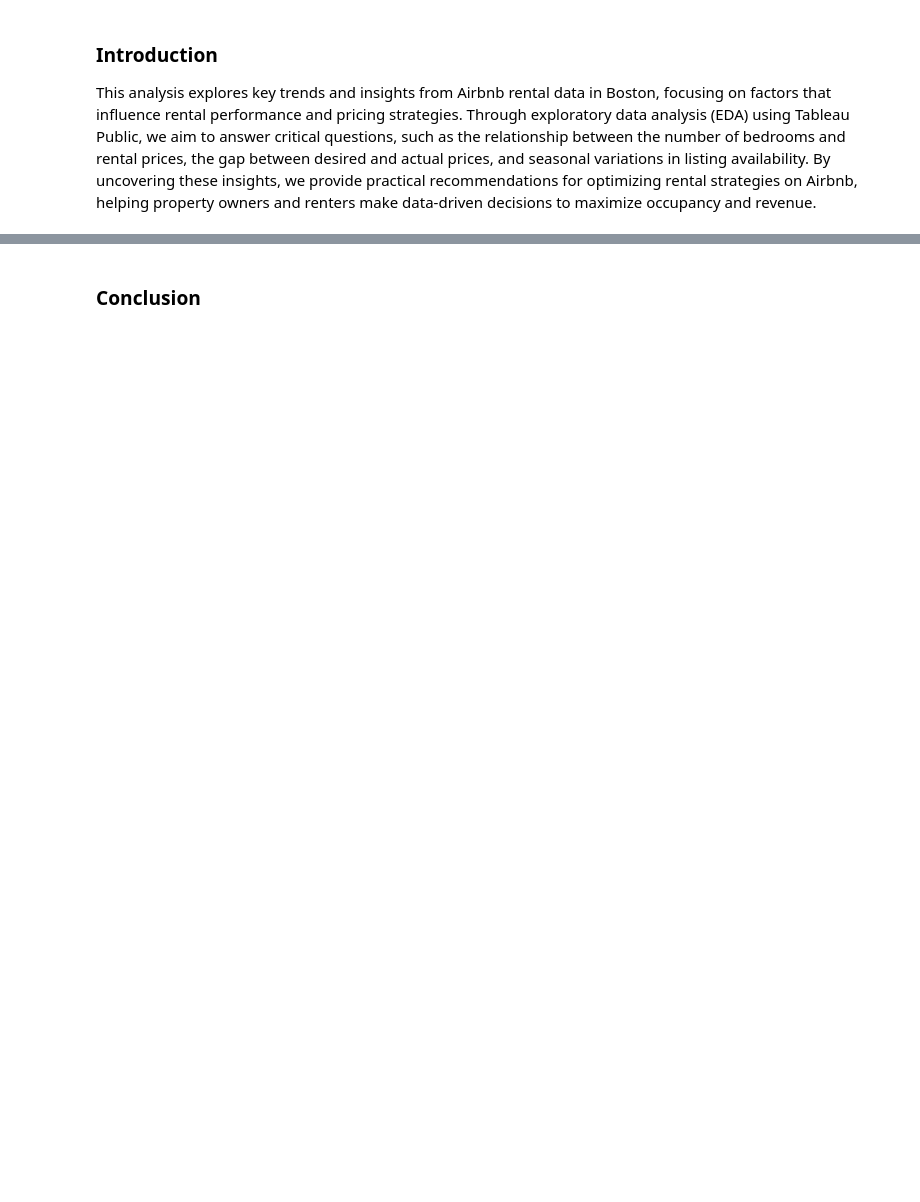
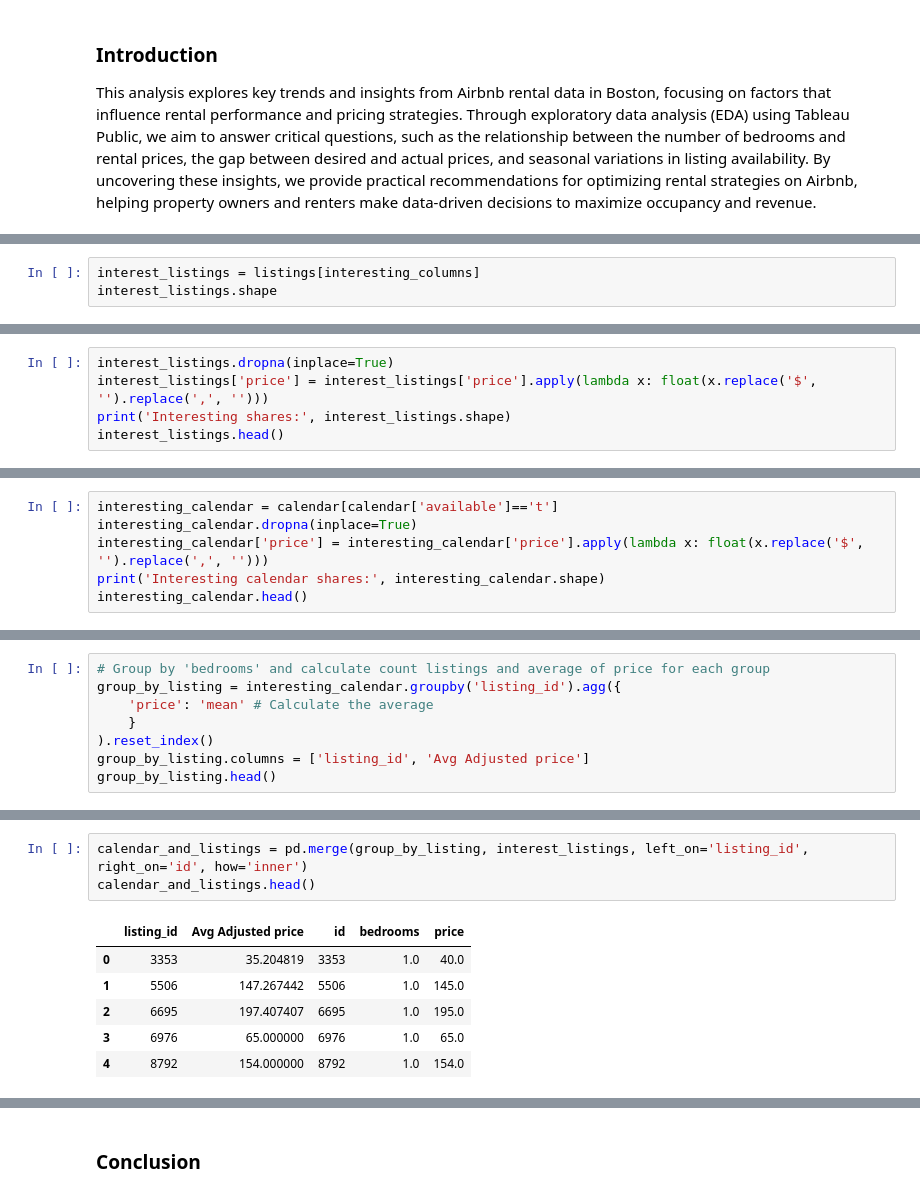
Before and after one commit to tienbt93/Udacity-Data-Scientist-Nanodegree, a Jupyter notebook: Project 1/optimizing-airbnb-rentals-insights-from-eda.ipynb, the cells around one changed output, grey strips where cells are left out. Saved outputs shown, nothing was run; the diff lists cells and outputs as text; blank space fills up the shorter version.

```diff
--- a/Project 1/optimizing-airbnb-rentals-insights-from-eda.ipynb
+++ b/Project 1/optimizing-airbnb-rentals-insights-from-eda.ipynb
@@ -25,0 +68,3 @@ To answer this, we performed some preprocessing steps to exclude records without
+# %%
+interest_listings = listings[interesting_columns]
+interest_listings.shape
@@ -25,0 +73,5 @@ To answer this, we performed some preprocessing steps to exclude records without
+# %%
+interest_listings.dropna(inplace=True)
+interest_listings['price'] = interest_listings['price'].apply(lambda x: float(x.replace('$', '').replace(',', '')))
+print('Interesting shares:', interest_listings.shape)
+interest_listings.head()
@@ -36,0 +176,6 @@ To address this, we utilized two datasets, listing and calendar, to calculate bo
+# %%
+interesting_calendar = calendar[calendar['available']=='t']
+interesting_calendar.dropna(inplace=True)
+interesting_calendar['price'] = interesting_calendar['price'].apply(lambda x: float(x.replace('$', '').replace(',', '')))
+print('Interesting calendar shares:', interesting_calendar.shape)
+interesting_calendar.head()
@@ -36,0 +197,8 @@ To address this, we utilized two datasets, listing and calendar, to calculate bo
+# %%
+# Group by 'bedrooms' and calculate count listings and average of price for each group
+group_by_listing = interesting_calendar.groupby('listing_id').agg({
+    'price': 'mean' # Calculate the average
+    }
+).reset_index()
+group_by_listing.columns = ['listing_id', 'Avg Adjusted price']
+group_by_listing.head()
@@ -36,0 +212,10 @@ To address this, we utilized two datasets, listing and calendar, to calculate bo
+# %%
+calendar_and_listings = pd.merge(group_by_listing, interest_listings, left_on='listing_id', right_on='id', how='inner')
+calendar_and_listings.head()
+# %% [output]
+|  | listing_id | Avg Adjusted price | id | bedrooms | price |
+| 0 | 3353 | 35.204819 | 3353 | 1.0 | 40.0 |
+| 1 | 5506 | 147.267442 | 5506 | 1.0 | 145.0 |
+| 2 | 6695 | 197.407407 | 6695 | 1.0 | 195.0 |
+| 3 | 6976 | 65.000000 | 6976 | 1.0 | 65.0 |
+| 4 | 8792 | 154.000000 | 8792 | 1.0 | 154.0 |
```
Also changed, not shown: parts of 21 cells of this notebook, 22 other files.
